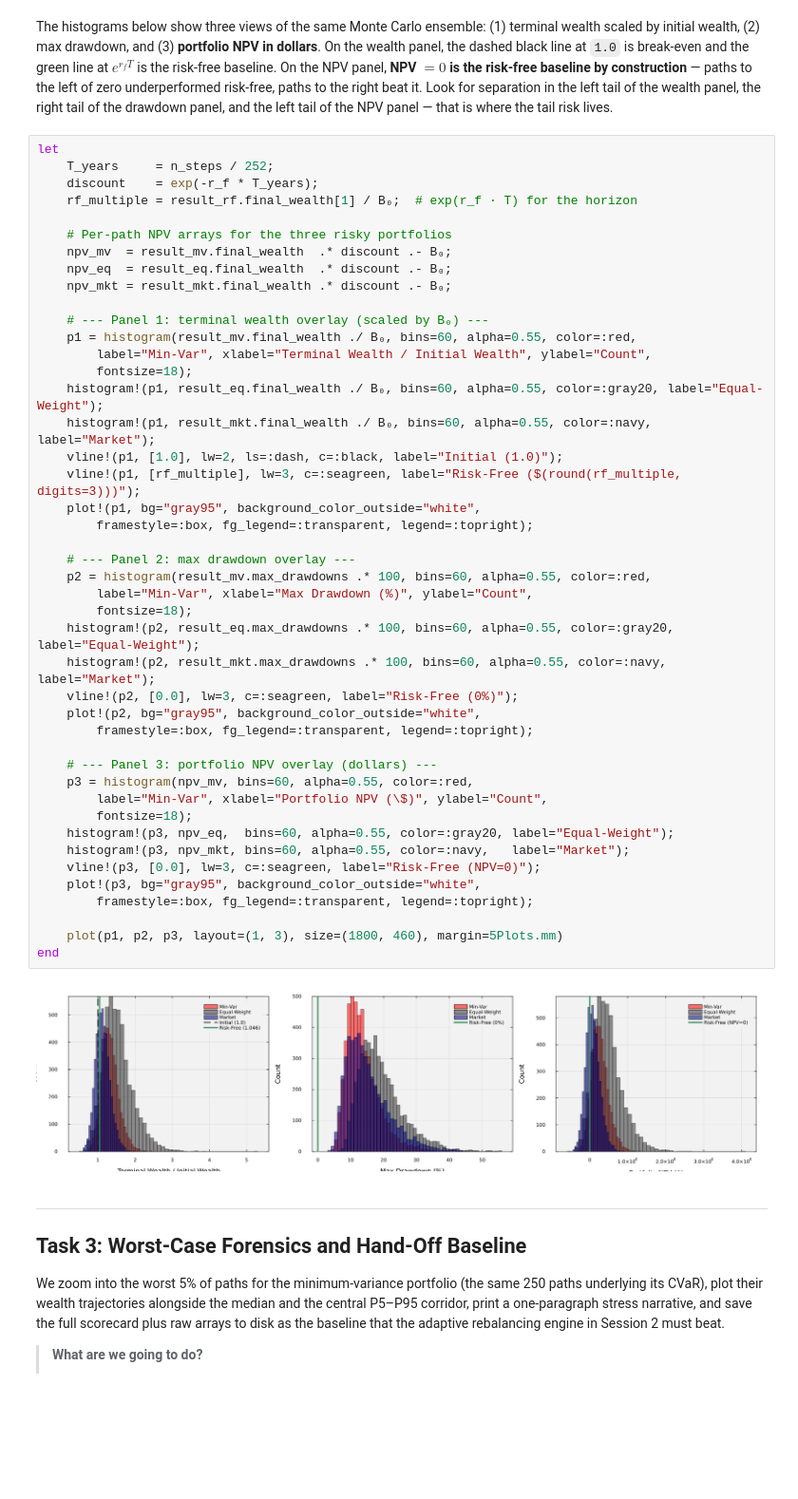
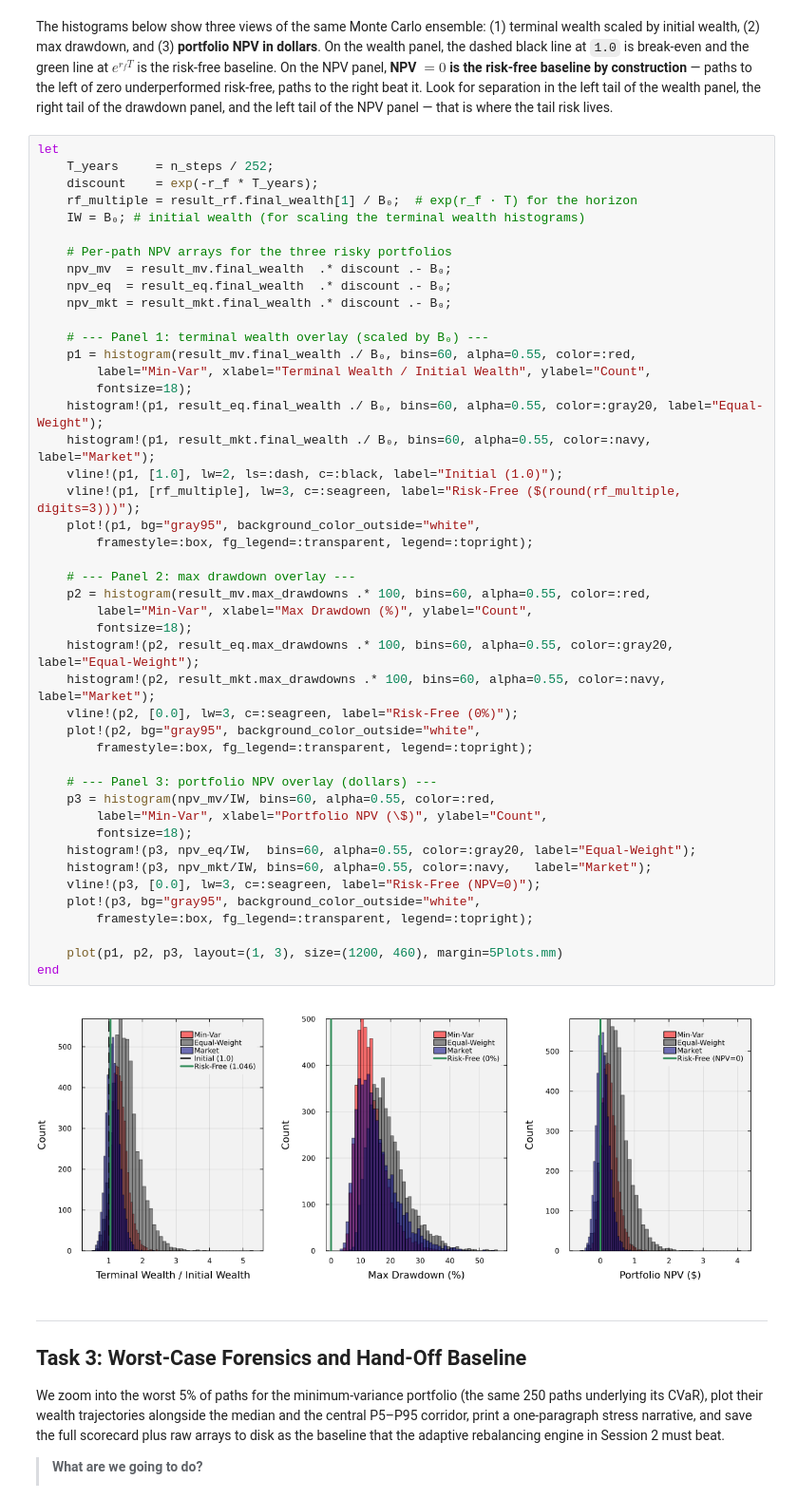
Before and after one commit to varnerlab/eCornell-AI-finance-lectures, a Jupyter notebook: lectures/session-1/eCornell-AI-Finance-S1-Example-StressTestMinVariancePortfolio-May-2026.ipynb, the cells around one changed output. Shown at 95% size. Drawn from its saved outputs; the diff is of its cells as text; blank space fills up the shorter version.

```diff
--- a/lectures/session-1/eCornell-AI-Finance-S1-Example-StressTestMinVariancePortfolio-May-2026.ipynb
+++ b/lectures/session-1/eCornell-AI-Finance-S1-Example-StressTestMinVariancePortfolio-May-2026.ipynb
@@ -272,6 +265,7 @@ let
     T_years     = n_steps / 252;
     discount    = exp(-r_f * T_years);
     rf_multiple = result_rf.final_wealth[1] / B₀;  # exp(r_f · T) for the horizon
+    IW = B₀; # initial wealth (for scaling the terminal wealth histograms)
 
     # Per-path NPV arrays for the three risky portfolios
     npv_mv  = result_mv.final_wealth  .* discount .- B₀;
@@ -281,38 +275,38 @@ let
     # --- Panel 1: terminal wealth overlay (scaled by B₀) ---
     p1 = histogram(result_mv.final_wealth ./ B₀, bins=60, alpha=0.55, color=:red,
         label="Min-Var", xlabel="Terminal Wealth / Initial Wealth", ylabel="Count",
         fontsize=18);
     histogram!(p1, result_eq.final_wealth ./ B₀, bins=60, alpha=0.55, color=:gray20, label="Equal-Weight");
     histogram!(p1, result_mkt.final_wealth ./ B₀, bins=60, alpha=0.55, color=:navy, label="Market");
     vline!(p1, [1.0], lw=2, ls=:dash, c=:black, label="Initial (1.0)");
     vline!(p1, [rf_multiple], lw=3, c=:seagreen, label="Risk-Free ($(round(rf_multiple, digits=3)))");
     plot!(p1, bg="gray95", background_color_outside="white",
         framestyle=:box, fg_legend=:transparent, legend=:topright);
 
     # --- Panel 2: max drawdown overlay ---
     p2 = histogram(result_mv.max_drawdowns .* 100, bins=60, alpha=0.55, color=:red,
         label="Min-Var", xlabel="Max Drawdown (%)", ylabel="Count",
         fontsize=18);
     histogram!(p2, result_eq.max_drawdowns .* 100, bins=60, alpha=0.55, color=:gray20, label="Equal-Weight");
     histogram!(p2, result_mkt.max_drawdowns .* 100, bins=60, alpha=0.55, color=:navy, label="Market");
     vline!(p2, [0.0], lw=3, c=:seagreen, label="Risk-Free (0%)");
     plot!(p2, bg="gray95", background_color_outside="white",
         framestyle=:box, fg_legend=:transparent, legend=:topright);
 
     # --- Panel 3: portfolio NPV overlay (dollars) ---
-    p3 = histogram(npv_mv, bins=60, alpha=0.55, color=:red,
+    p3 = histogram(npv_mv/IW, bins=60, alpha=0.55, color=:red,
         label="Min-Var", xlabel="Portfolio NPV (\$)", ylabel="Count",
         fontsize=18);
-    histogram!(p3, npv_eq,  bins=60, alpha=0.55, color=:gray20, label="Equal-Weight");
-    histogram!(p3, npv_mkt, bins=60, alpha=0.55, color=:navy,   label="Market");
+    histogram!(p3, npv_eq/IW,  bins=60, alpha=0.55, color=:gray20, label="Equal-Weight");
+    histogram!(p3, npv_mkt/IW, bins=60, alpha=0.55, color=:navy,   label="Market");
     vline!(p3, [0.0], lw=3, c=:seagreen, label="Risk-Free (NPV=0)");
     plot!(p3, bg="gray95", background_color_outside="white",
         framestyle=:box, fg_legend=:transparent, legend=:topright);
 
-    plot(p1, p2, p3, layout=(1, 3), size=(1800, 460), margin=5Plots.mm)
+    plot(p1, p2, p3, layout=(1, 3), size=(1200, 460), margin=5Plots.mm)
 end
 # %% [output]
-[figure, old version]
+[figure, new version]
 # %% [markdown]
 ___
 ## Task 3: Worst-Case Forensics and Hand-Off Baseline
```
Also changed, not shown: parts of 1 cell of this notebook.
